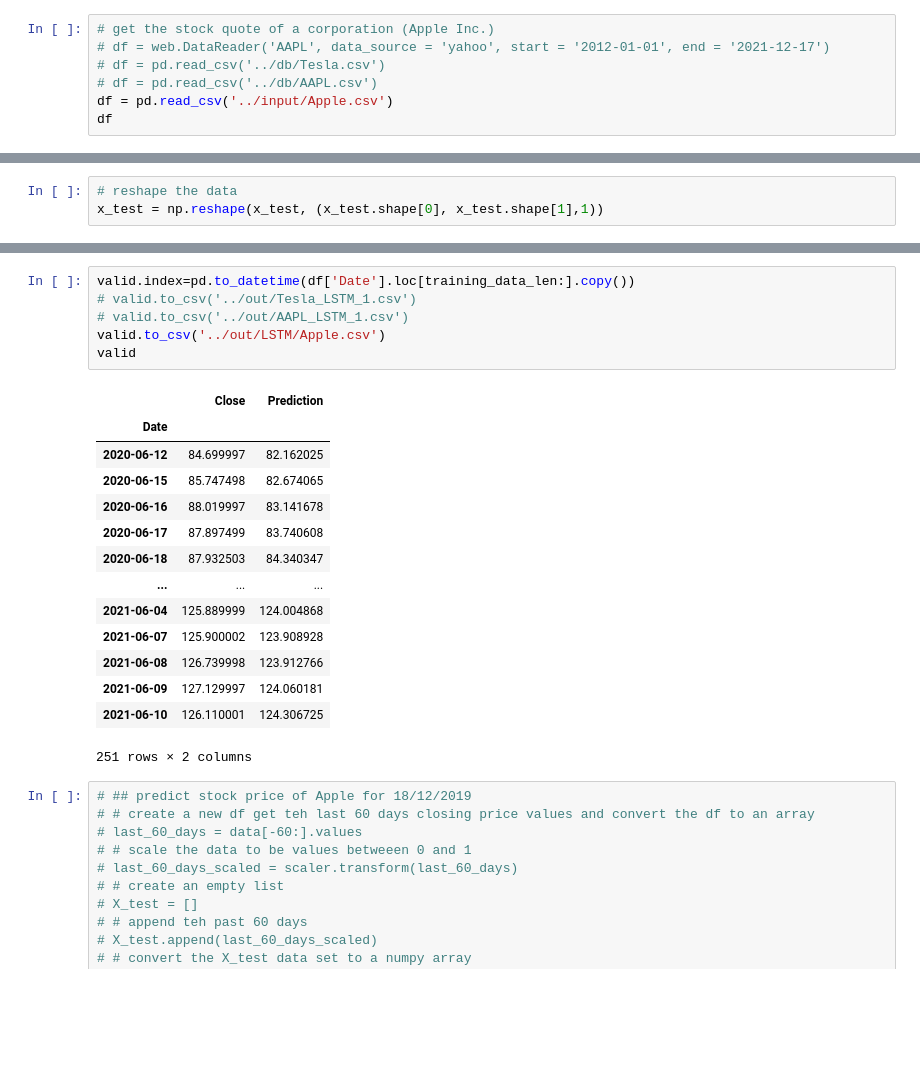
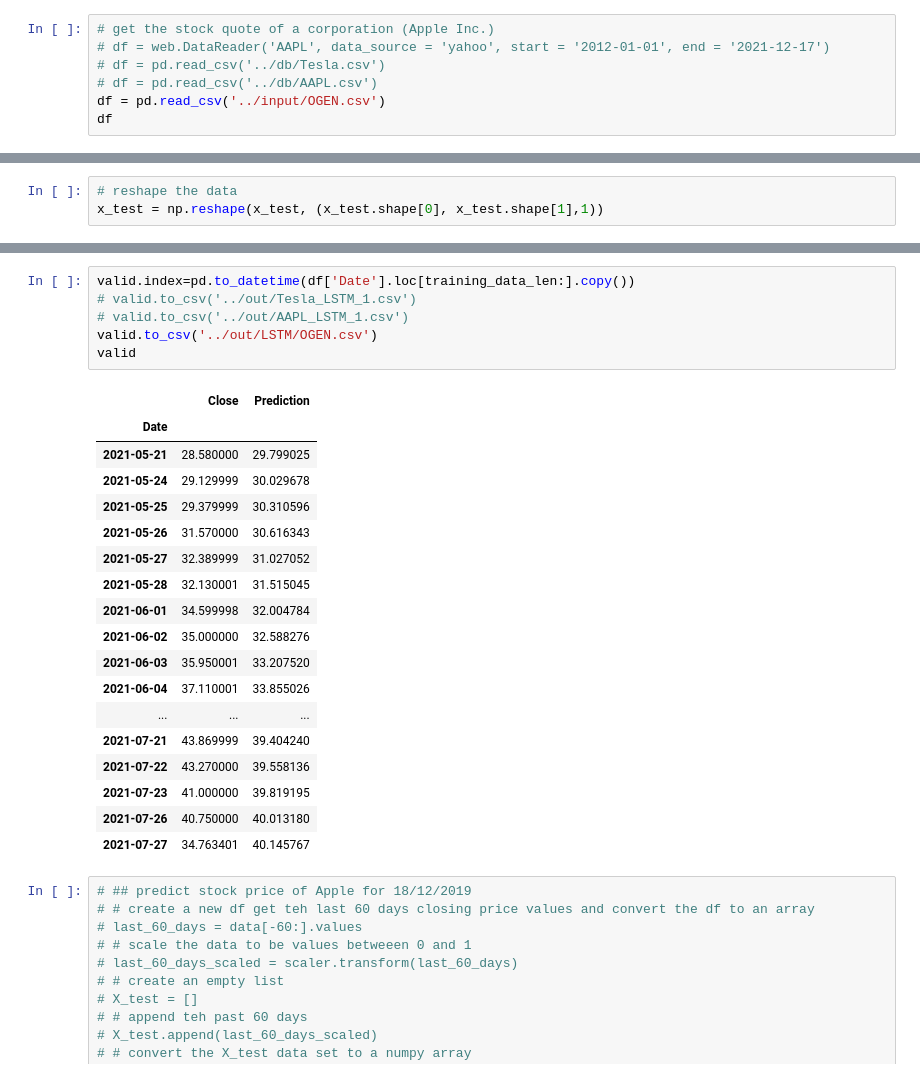
Before and after one commit to nguyenminhthong2020/machine-learning, a Jupyter notebook: template/stock-predicthcmus/model/LSTM.ipynb, the cells around one changed output, grey strips where cells are left out. Drawn from its saved outputs; the diff is of its cells as text; blank space fills up the shorter version.

```diff
--- a/template/stock-predicthcmus/model/LSTM.ipynb
+++ b/template/stock-predicthcmus/model/LSTM.ipynb
@@ -13,6 +13,6 @@ plt.style.use('fivethirtyeight')
 # df = web.DataReader('AAPL', data_source = 'yahoo', start = '2012-01-01', end = '2021-12-17')
 # df = pd.read_csv('../db/Tesla.csv')
 # df = pd.read_csv('../db/AAPL.csv')
-df = pd.read_csv('../input/Apple.csv')
+df = pd.read_csv('../input/OGEN.csv')
 df
 # %% [output]
@@ -192,24 +208,28 @@ valid
 # %%
 valid.index=pd.to_datetime(df['Date'].loc[training_data_len:].copy())
 # valid.to_csv('../out/Tesla_LSTM_1.csv')
 # valid.to_csv('../out/AAPL_LSTM_1.csv')
-valid.to_csv('../out/LSTM/Apple.csv')
+valid.to_csv('../out/LSTM/OGEN.csv')
 valid
 # %% [output]
 |  | Close | Prediction |
 | Date |  |  |
-| 2020-06-12 | 84.699997 | 82.162025 |
-| 2020-06-15 | 85.747498 | 82.674065 |
-| 2020-06-16 | 88.019997 | 83.141678 |
-| 2020-06-17 | 87.897499 | 83.740608 |
-| 2020-06-18 | 87.932503 | 84.340347 |
+| 2021-05-21 | 28.580000 | 29.799025 |
+| 2021-05-24 | 29.129999 | 30.029678 |
+| 2021-05-25 | 29.379999 | 30.310596 |
+| 2021-05-26 | 31.570000 | 30.616343 |
+| 2021-05-27 | 32.389999 | 31.027052 |
+| 2021-05-28 | 32.130001 | 31.515045 |
+| 2021-06-01 | 34.599998 | 32.004784 |
+| 2021-06-02 | 35.000000 | 32.588276 |
+| 2021-06-03 | 35.950001 | 33.207520 |
+| 2021-06-04 | 37.110001 | 33.855026 |
 | ... | ... | ... |
-| 2021-06-04 | 125.889999 | 124.004868 |
-| 2021-06-07 | 125.900002 | 123.908928 |
-| 2021-06-08 | 126.739998 | 123.912766 |
-| 2021-06-09 | 127.129997 | 124.060181 |
-| 2021-06-10 | 126.110001 | 124.306725 |
+| 2021-07-21 | 43.869999 | 39.404240 |
+| 2021-07-22 | 43.270000 | 39.558136 |
+| 2021-07-23 | 41.000000 | 39.819195 |
+| 2021-07-26 | 40.750000 | 40.013180 |
+| 2021-07-27 | 34.763401 | 40.145767 |
-251 rows × 2 columns
 # %%
 # ## predict stock price of Apple for 18/12/2019
 # # create a new df get teh last 60 days closing price values and convert the df to an array
```
Also changed, not shown: parts of 12 cells of this notebook, 35 other files.
